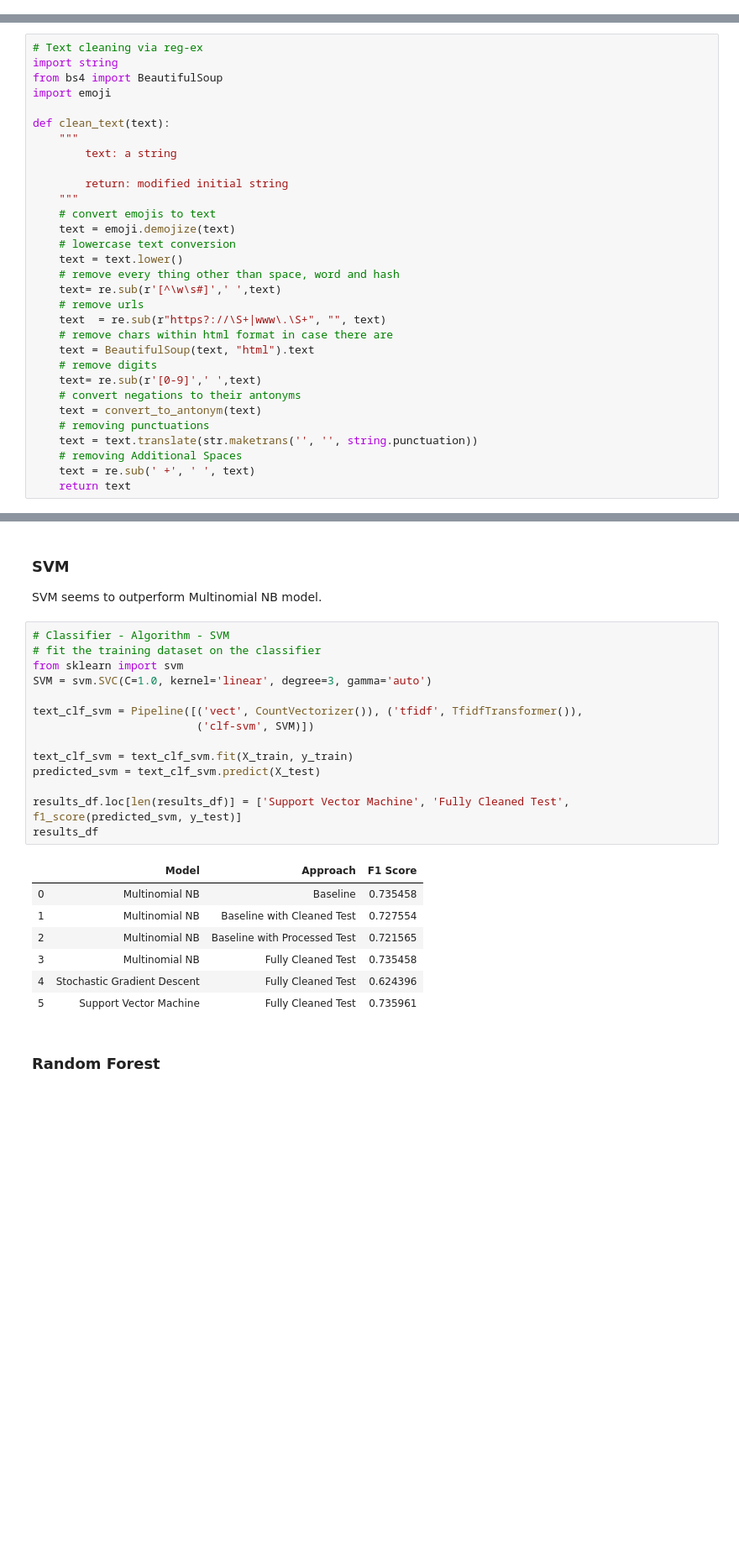
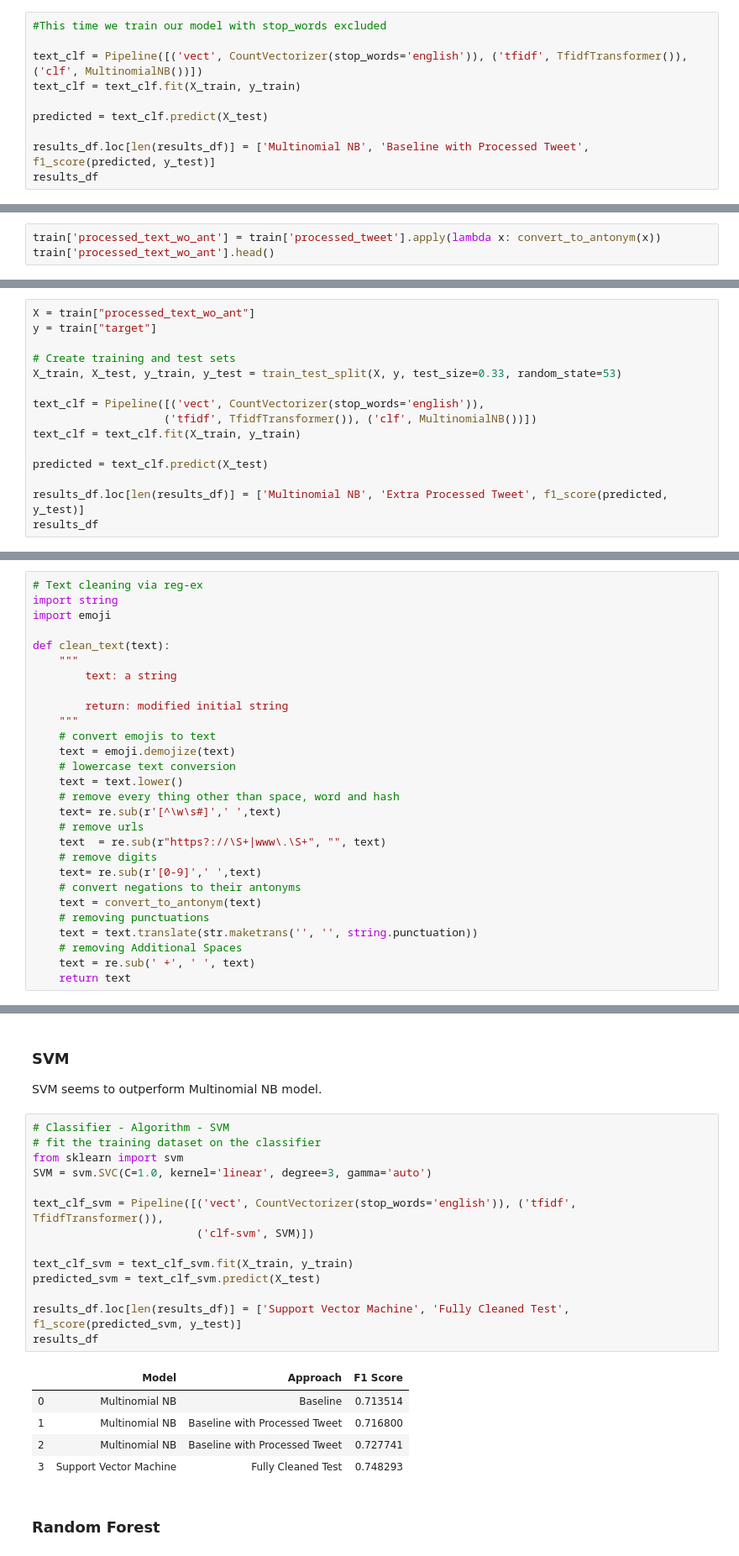
Before and after one commit to arifcanaksoy/NLPTextClassification, a Jupyter notebook: Assignment1_draft.ipynb, the cells around one changed output, grey strips where cells are left out. Shown at 84% size. Saved outputs shown, nothing was run; the diff lists cells and outputs as text; blank space fills up the shorter version.

```diff
--- a/Assignment1_draft.ipynb
+++ b/Assignment1_draft.ipynb
@@ -236,0 +330,10 @@ print(text)
+# %%
+#This time we train our model with stop_words excluded
+
+text_clf = Pipeline([('vect', CountVectorizer(stop_words='english')), ('tfidf', TfidfTransformer()), ('clf', MultinomialNB())])
+text_clf = text_clf.fit(X_train, y_train)
+
+predicted = text_clf.predict(X_test)
+
+results_df.loc[len(results_df)] = ['Multinomial NB', 'Baseline with Processed Tweet', f1_score(predicted, y_test)]
+results_df
@@ -236,0 +375,3 @@ print(text)
+# %%
+train['processed_text_wo_ant'] = train['processed_tweet'].apply(lambda x: convert_to_antonym(x))
+train['processed_text_wo_ant'].head()
@@ -236,0 +385,15 @@ print(text)
+# %%
+X = train["processed_text_wo_ant"]
+y = train["target"]
+
+# Create training and test sets
+X_train, X_test, y_train, y_test = train_test_split(X, y, test_size=0.33, random_state=53)
+
+text_clf = Pipeline([('vect', CountVectorizer(stop_words='english')),
+                    ('tfidf', TfidfTransformer()), ('clf', MultinomialNB())])
+text_clf = text_clf.fit(X_train, y_train)
+
+predicted = text_clf.predict(X_test)
+
+results_df.loc[len(results_df)] = ['Multinomial NB', 'Extra Processed Tweet', f1_score(predicted, y_test)]
+results_df
@@ -237,7 +406,6 @@ print(text)
 # %%
 # Text cleaning via reg-ex
 import string
-from bs4 import BeautifulSoup
 import emoji
 
 def clean_text(text):
@@ -254,8 +422,6 @@ def clean_text(text):
     text= re.sub(r'[^\w\s#]',' ',text)
     # remove urls
     text  = re.sub(r"https?://\S+|www\.\S+", "", text)
-    # remove chars within html format in case there are
-    text = BeautifulSoup(text, "html").text
     # remove digits
     text= re.sub(r'[0-9]',' ',text)
     # convert negations to their antonyms
@@ -476,25 +530,23 @@ SVM seems to outperform Multinomial NB model.
 # %%
 # Classifier - Algorithm - SVM
 # fit the training dataset on the classifier
 from sklearn import svm
 SVM = svm.SVC(C=1.0, kernel='linear', degree=3, gamma='auto')
 
-text_clf_svm = Pipeline([('vect', CountVectorizer()), ('tfidf', TfidfTransformer()),
+text_clf_svm = Pipeline([('vect', CountVectorizer(stop_words='english')), ('tfidf', TfidfTransformer()),
                          ('clf-svm', SVM)])
 
 text_clf_svm = text_clf_svm.fit(X_train, y_train)
 predicted_svm = text_clf_svm.predict(X_test)
 
 results_df.loc[len(results_df)] = ['Support Vector Machine', 'Fully Cleaned Test', f1_score(predicted_svm, y_test)]
 results_df
 # %% [output]
 |  | Model | Approach | F1 Score |
-| 0 | Multinomial NB | Baseline | 0.735458 |
-| 1 | Multinomial NB | Baseline with Cleaned Test | 0.727554 |
-| 2 | Multinomial NB | Baseline with Processed Test | 0.721565 |
-| 3 | Multinomial NB | Fully Cleaned Test | 0.735458 |
-| 4 | Stochastic Gradient Descent | Fully Cleaned Test | 0.624396 |
-| 5 | Support Vector Machine | Fully Cleaned Test | 0.735961 |
+| 0 | Multinomial NB | Baseline | 0.713514 |
+| 1 | Multinomial NB | Baseline with Processed Tweet | 0.716800 |
+| 2 | Multinomial NB | Baseline with Processed Tweet | 0.727741 |
+| 3 | Support Vector Machine | Fully Cleaned Test | 0.748293 |
 # %% [markdown]
 ### Random Forest
 # %%
```
Also changed, not shown: parts of 50 cells of this notebook.
